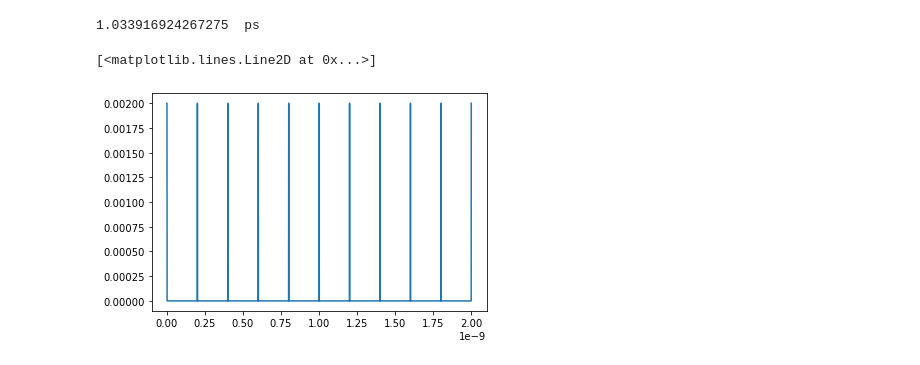
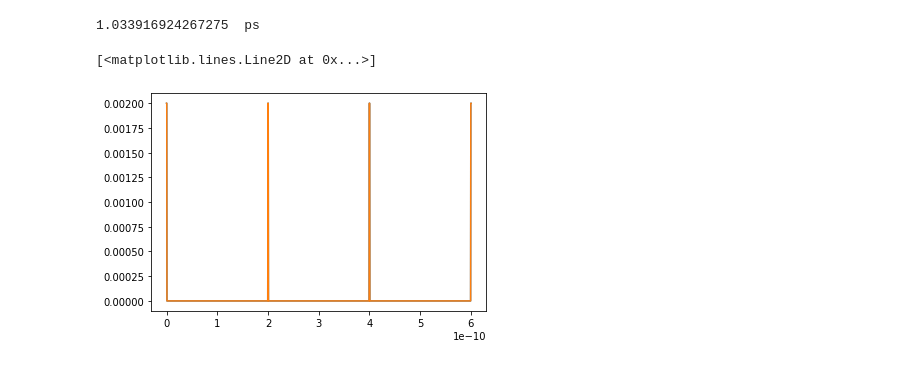
Before and after one commit to LeonG69/MRes, a Jupyter notebook: testing.ipynb, the cells around one changed output. Saved outputs shown, nothing was run; the diff lists cells and outputs as text; code cells hidden in the pictures.

```diff
--- a/testing.ipynb
+++ b/testing.ipynb
@@ -29,9 +30,11 @@ def sfq_pulses(n,T_sep):
         pulses = np.add(pulses,V_max*ddf(t-T_sep*(i+1),pulse_width))
     return t,pulses
 # %%
-t,pulses = sfq_pulses(10,T_sep)
+t,pulses = sfq_pulses(3,T_sep)
+fsfq = sp.interp1d(t,pulses)
 plt.plot(t,pulses)
+plt.plot(t,fsfq(t))
 # %% [output]
 [<matplotlib.lines.Line2D at 0x...>]
-[figure, old version]
+[figure, new version]
 # %%
```
Also changed, not shown: parts of 7 cells of this notebook.
